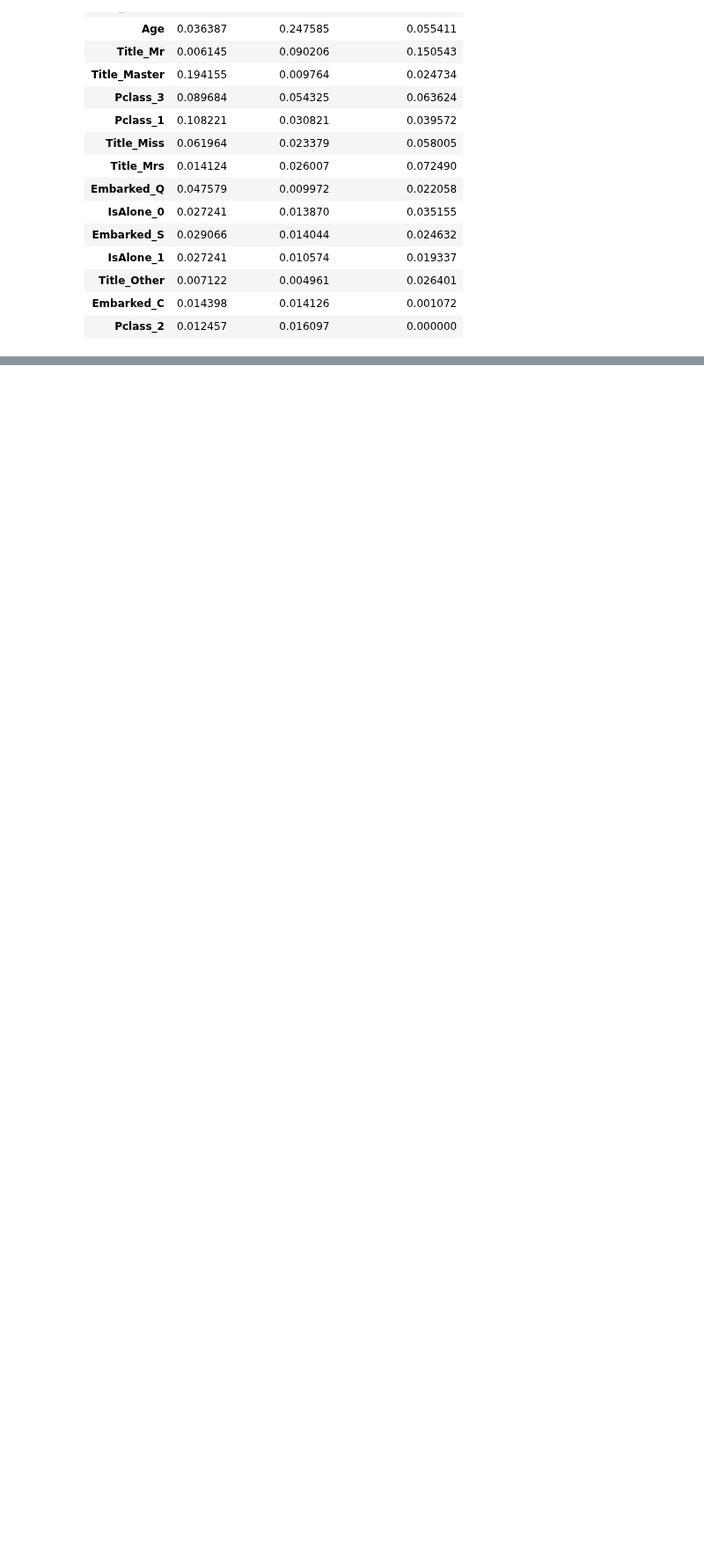
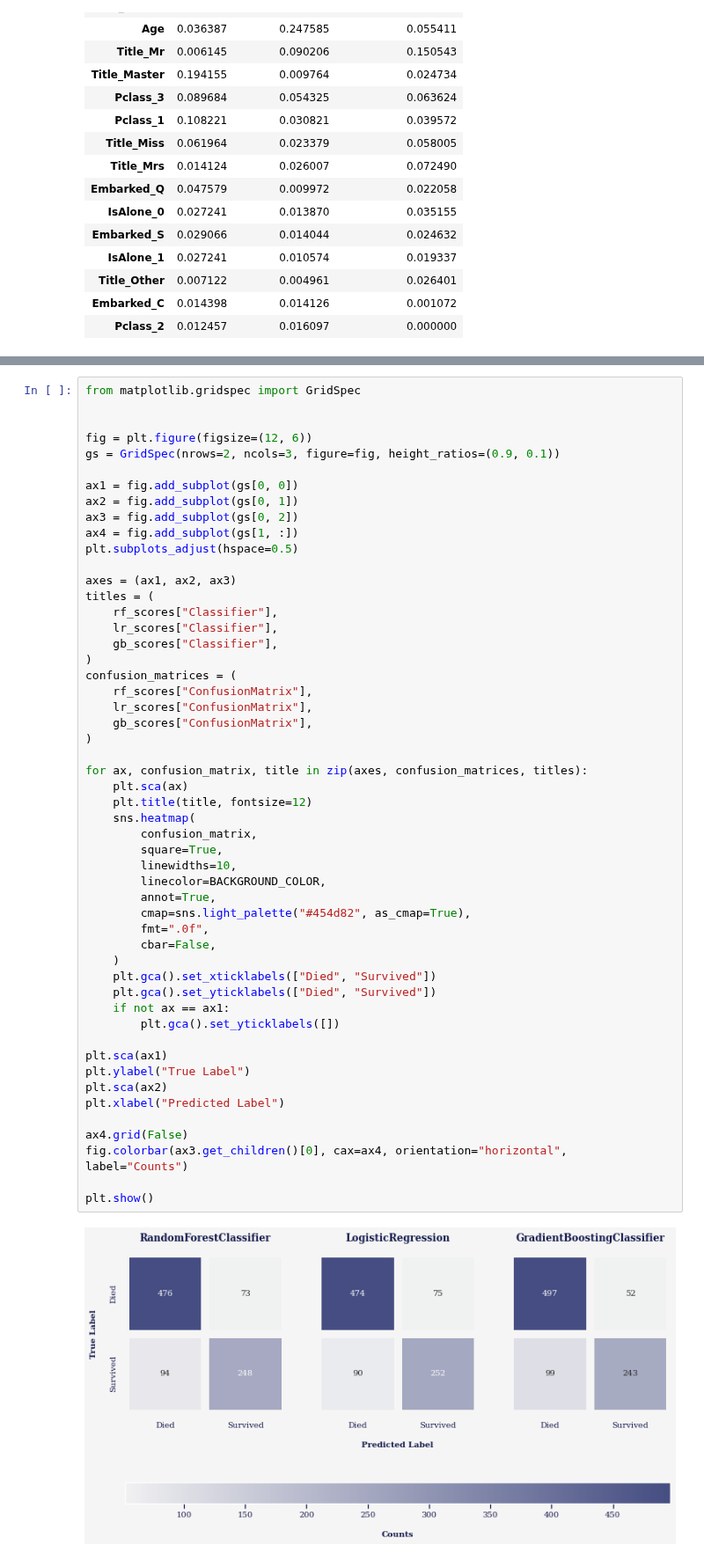
Before and after one commit to mateuszk098/kaggle-notebooks, a Jupyter notebook: kaggle/titanic/titanic_ml.ipynb, the cells around one changed output, grey strips where cells are left out. Shown at 88% size. Cells and saved outputs as stored; diff of their text form; blank space fills up the shorter version.

```diff
--- a/kaggle/titanic/titanic_ml.ipynb
+++ b/kaggle/titanic/titanic_ml.ipynb
@@ -365,0 +547,54 @@ plt.show()
+# %%
+from matplotlib.gridspec import GridSpec
+
+
+fig = plt.figure(figsize=(12, 6))
+gs = GridSpec(nrows=2, ncols=3, figure=fig, height_ratios=(0.9, 0.1))
+
+ax1 = fig.add_subplot(gs[0, 0])
+ax2 = fig.add_subplot(gs[0, 1])
+ax3 = fig.add_subplot(gs[0, 2])
+ax4 = fig.add_subplot(gs[1, :])
+plt.subplots_adjust(hspace=0.5)
+
+axes = (ax1, ax2, ax3)
+titles = (
+    rf_scores["Classifier"],
+    lr_scores["Classifier"],
+    gb_scores["Classifier"],
+)
+confusion_matrices = (
+    rf_scores["ConfusionMatrix"],
+    lr_scores["ConfusionMatrix"],
+    gb_scores["ConfusionMatrix"],
+)
+
+for ax, confusion_matrix, title in zip(axes, confusion_matrices, titles):
+    plt.sca(ax)
+    plt.title(title, fontsize=12)
+    sns.heatmap(
+        confusion_matrix,
+        square=True,
+        linewidths=10,
+        linecolor=BACKGROUND_COLOR,
+        annot=True,
+        cmap=sns.light_palette("#454d82", as_cmap=True),
+        fmt=".0f",
+        cbar=False,
+    )
+    plt.gca().set_xticklabels(["Died", "Survived"])
+    plt.gca().set_yticklabels(["Died", "Survived"])
+    if not ax == ax1:
+        plt.gca().set_yticklabels([])
+
+plt.sca(ax1)
+plt.ylabel("True Label")
+plt.sca(ax2)
+plt.xlabel("Predicted Label")
+
+ax4.grid(False)
+fig.colorbar(ax3.get_children()[0], cax=ax4, orientation="horizontal", label="Counts")
+
+plt.show()
+# %% [output]
+[figure, added]
```
Also changed, not shown: parts of 9 cells of this notebook.
